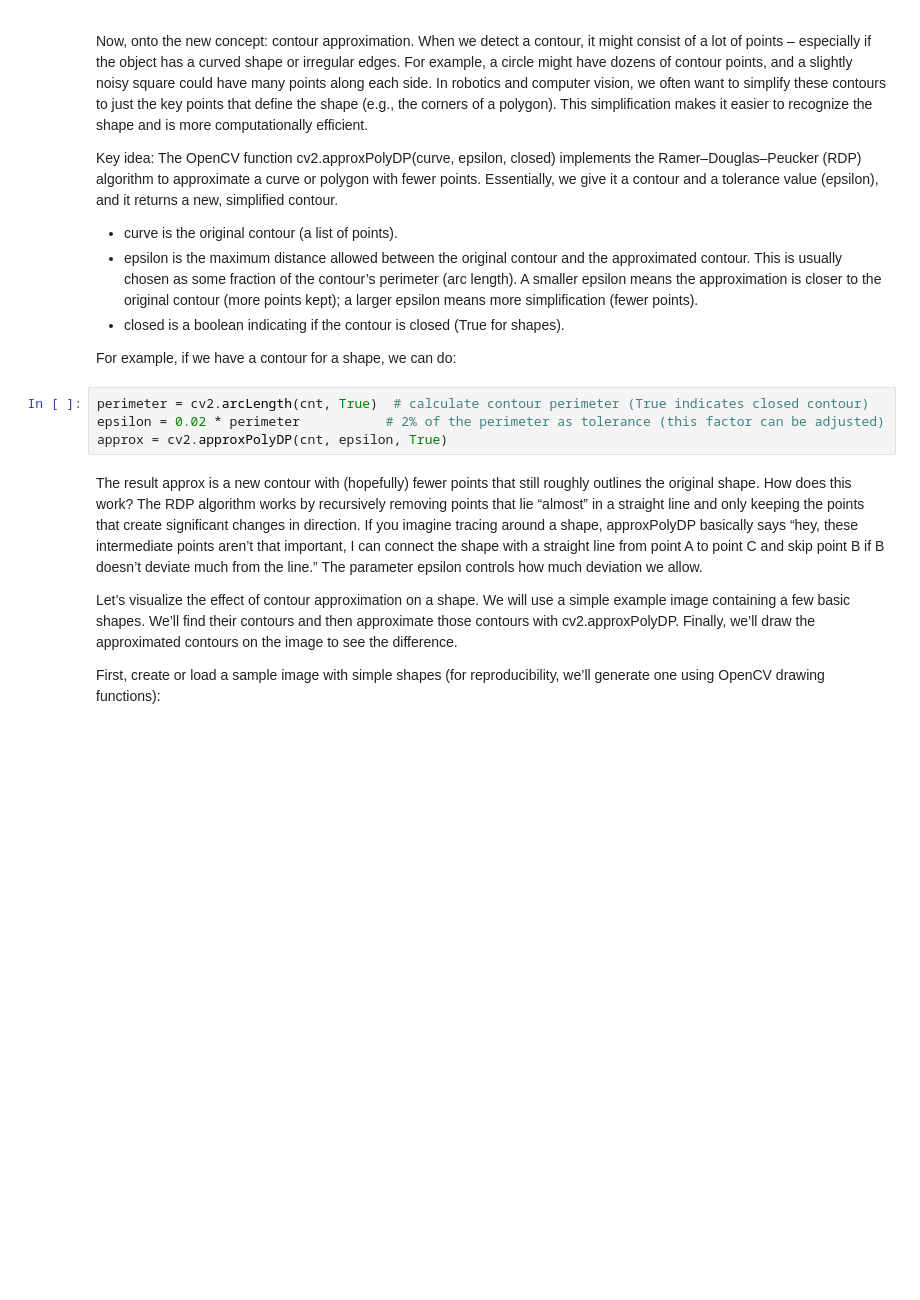
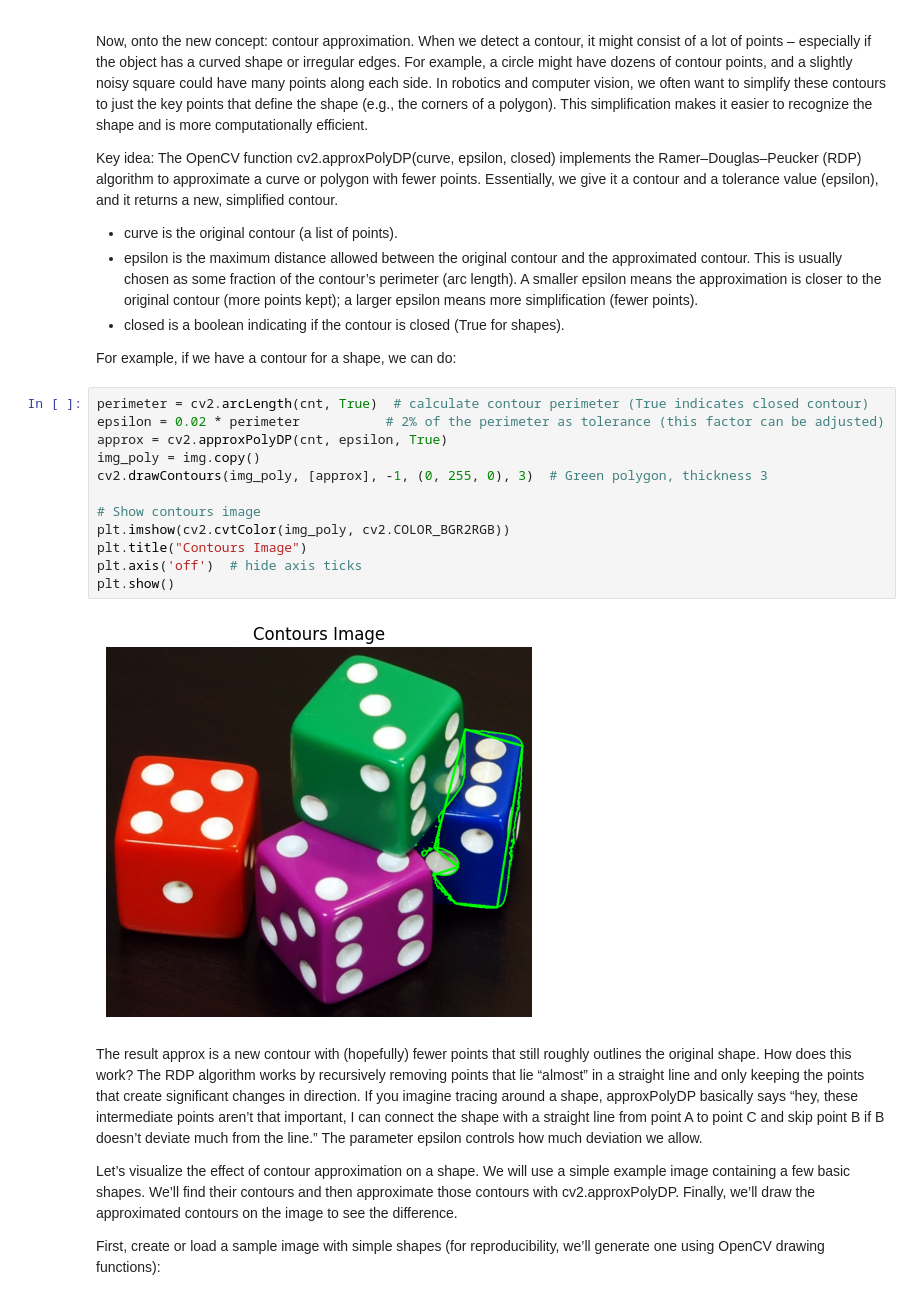
Before and after one commit to caezium/Stanford-AI4ALL-Robotics, a Jupyter notebook: notebooks/day4_session1.ipynb, the cells around one changed output. Saved outputs shown, nothing was run; the diff lists cells and outputs as text; blank space fills up the shorter version.

```diff
--- a/notebooks/day4_session1.ipynb
+++ b/notebooks/day4_session1.ipynb
@@ -103,7 +103,17 @@ For example, if we have a contour for a shape, we can do:
 # %%
 perimeter = cv2.arcLength(cnt, True)  # calculate contour perimeter (True indicates closed contour)
 epsilon = 0.02 * perimeter           # 2% of the perimeter as tolerance (this factor can be adjusted)
 approx = cv2.approxPolyDP(cnt, epsilon, True)
+img_poly = img.copy()
+cv2.drawContours(img_poly, [approx], -1, (0, 255, 0), 3)  # Green polygon, thickness 3
+
+# Show contours image
+plt.imshow(cv2.cvtColor(img_poly, cv2.COLOR_BGR2RGB))
+plt.title("Contours Image")
+plt.axis('off')  # hide axis ticks
+plt.show()
+# %% [output]
+[figure, added]
 # %% [markdown]
 The result approx is a new contour with (hopefully) fewer points that still roughly outlines the original shape. How does this work? The RDP algorithm works by recursively removing points that lie “almost” in a straight line and only keeping the points that create significant changes in direction. If you imagine tracing around a shape, approxPolyDP basically says “hey, these intermediate points aren’t that important, I can connect the shape with a straight line from point A to point C and skip point B if B doesn’t deviate much from the line.” The parameter epsilon controls how much deviation we allow.
 
```
Also changed, not shown: parts of 11 cells of this notebook, 9 other files.
